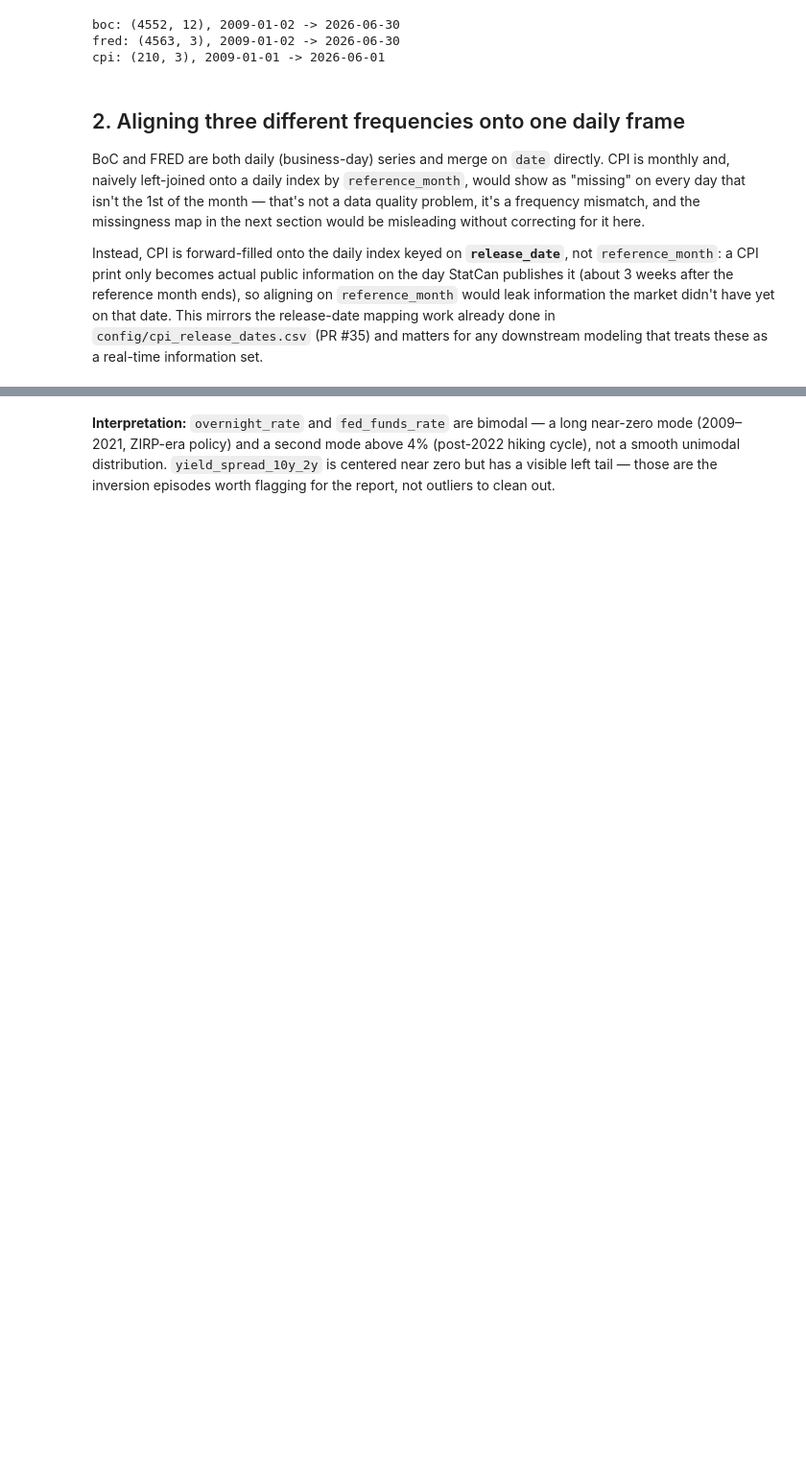
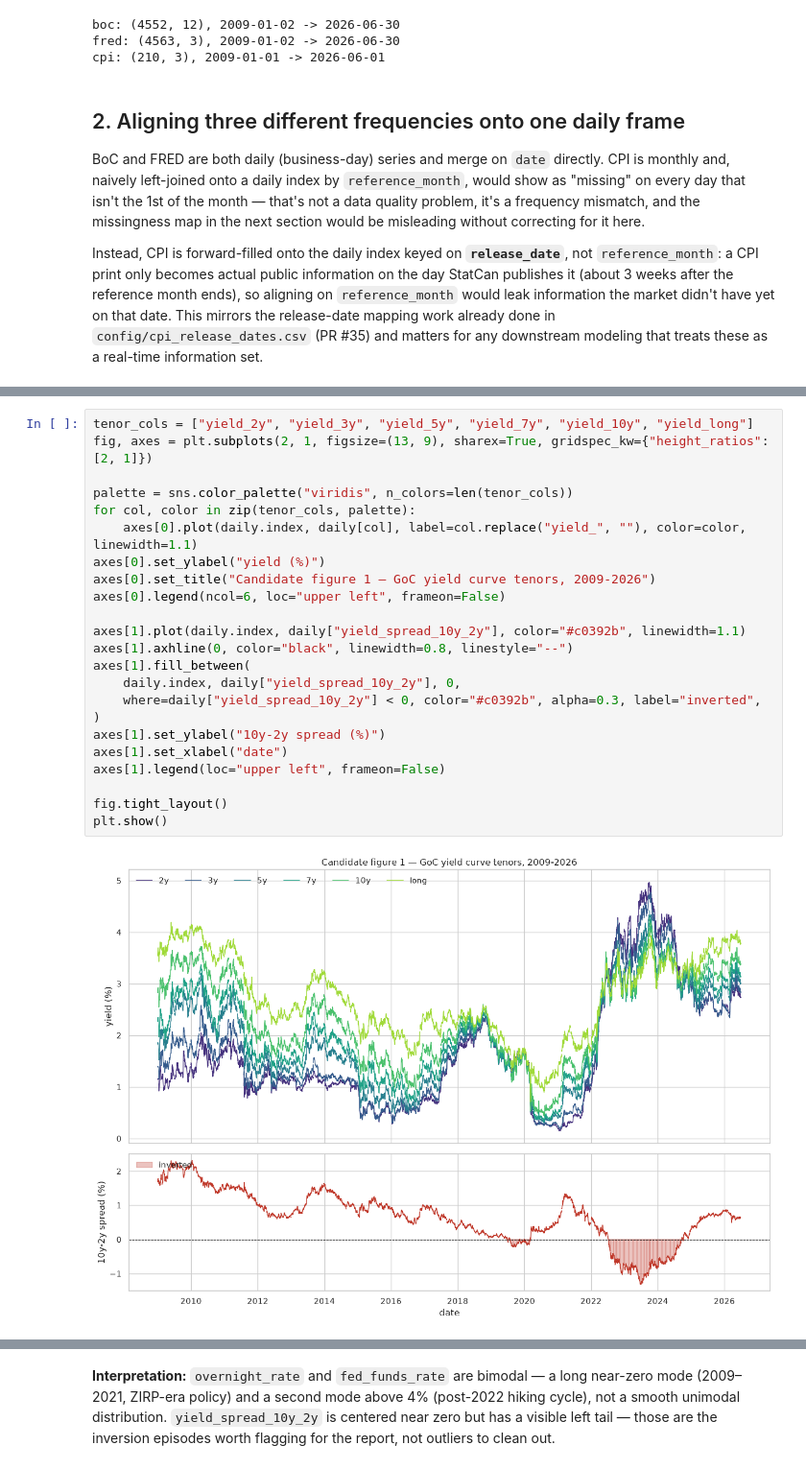
Before and after one commit to nholguinrh/DAMO-699-Capstone-project-GRP5, a Jupyter notebook: notebooks/01_eda/eda.ipynb, the cells around one changed output, grey strips where cells are left out. Shown at 96% size. Drawn from its saved outputs; the diff is of its cells as text; blank space fills up the shorter version.

```diff
--- a/notebooks/01_eda/eda.ipynb
+++ b/notebooks/01_eda/eda.ipynb
@@ -128,0 +196,25 @@ daily.isna().sum().to_frame("n_missing").assign(pct=lambda d: (d["n_missing"] /
+# %%
+tenor_cols = ["yield_2y", "yield_3y", "yield_5y", "yield_7y", "yield_10y", "yield_long"]
+fig, axes = plt.subplots(2, 1, figsize=(13, 9), sharex=True, gridspec_kw={"height_ratios": [2, 1]})
+
+palette = sns.color_palette("viridis", n_colors=len(tenor_cols))
+for col, color in zip(tenor_cols, palette):
+    axes[0].plot(daily.index, daily[col], label=col.replace("yield_", ""), color=color, linewidth=1.1)
+axes[0].set_ylabel("yield (%)")
+axes[0].set_title("Candidate figure 1 — GoC yield curve tenors, 2009-2026")
+axes[0].legend(ncol=6, loc="upper left", frameon=False)
+
+axes[1].plot(daily.index, daily["yield_spread_10y_2y"], color="#c0392b", linewidth=1.1)
+axes[1].axhline(0, color="black", linewidth=0.8, linestyle="--")
+axes[1].fill_between(
+    daily.index, daily["yield_spread_10y_2y"], 0,
+    where=daily["yield_spread_10y_2y"] < 0, color="#c0392b", alpha=0.3, label="inverted",
+)
+axes[1].set_ylabel("10y-2y spread (%)")
+axes[1].set_xlabel("date")
+axes[1].legend(loc="upper left", frameon=False)
+
+fig.tight_layout()
+plt.show()
+# %% [output]
+[figure, added]
```
Also changed, not shown: parts of 21 cells of this notebook.
